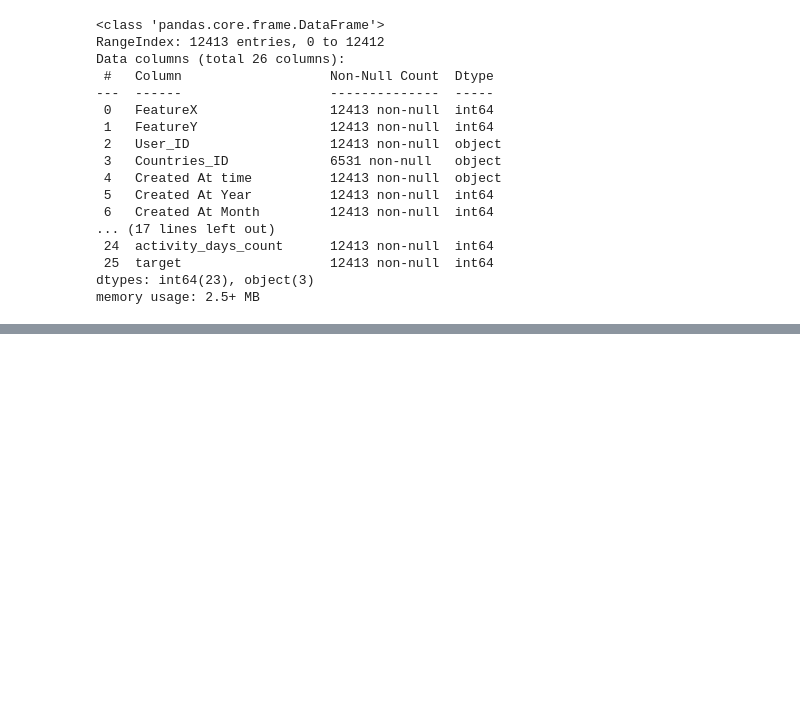
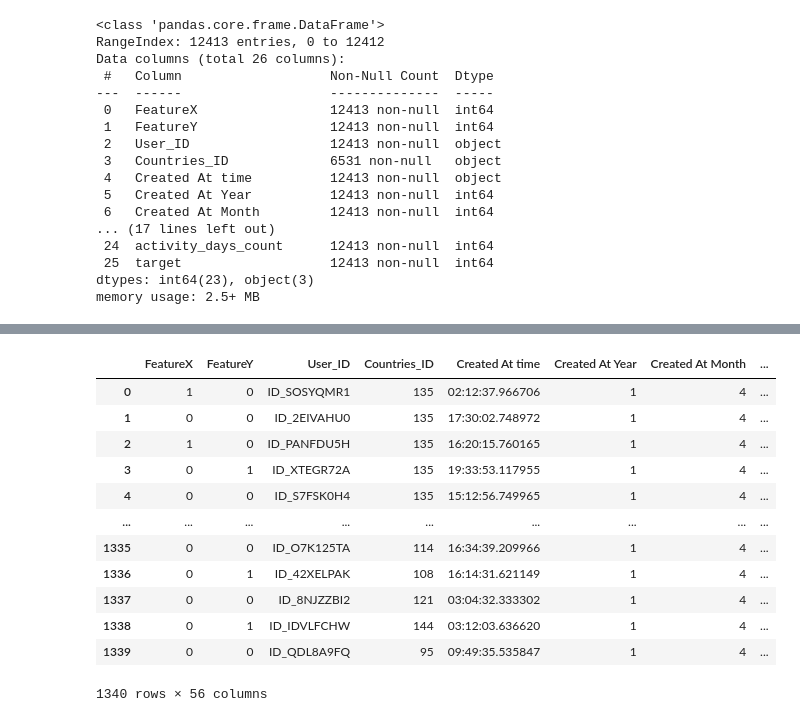
Before and after one commit to OmarFetou7/New-User-Engagement, a Jupyter notebook: test.ipynb, the cells around one changed output, grey strips where cells are left out. Saved outputs shown, nothing was run; the diff lists cells and outputs as text; code cells hidden in the pictures; blank space fills up the shorter version.

```diff
--- a/test.ipynb
+++ b/test.ipynb
@@ -227,0 +459,18 @@ memory usage: 2.5+ MB
+# %%
+datatrain = pd.read_csv("data/datatest.csv")
+# %%
+datatrain
+# %% [output]
+|  | FeatureX | FeatureY | User_ID | Countries_ID | Created At time | Created At Year | Created At Month | ... |
+| 0 | 1 | 0 | ID_SOSYQMR1 | 135 | 02:12:37.966706 | 1 | 4 | ... |
+| 1 | 0 | 0 | ID_2EIVAHU0 | 135 | 17:30:02.748972 | 1 | 4 | ... |
+| 2 | 1 | 0 | ID_PANFDU5H | 135 | 16:20:15.760165 | 1 | 4 | ... |
+| 3 | 0 | 1 | ID_XTEGR72A | 135 | 19:33:53.117955 | 1 | 4 | ... |
+| 4 | 0 | 0 | ID_S7FSK0H4 | 135 | 15:12:56.749965 | 1 | 4 | ... |
+| ... | ... | ... | ... | ... | ... | ... | ... | ... |
+| 1335 | 0 | 0 | ID_O7K125TA | 114 | 16:34:39.209966 | 1 | 4 | ... |
+| 1336 | 0 | 1 | ID_42XELPAK | 108 | 16:14:31.621149 | 1 | 4 | ... |
+| 1337 | 0 | 0 | ID_8NJZZBI2 | 121 | 03:04:32.333302 | 1 | 4 | ... |
+| 1338 | 0 | 1 | ID_IDVLFCHW | 144 | 03:12:03.636620 | 1 | 4 | ... |
+| 1339 | 0 | 0 | ID_QDL8A9FQ | 95 | 09:49:35.535847 | 1 | 4 | ... |
+1340 rows × 56 columns
```
Also changed, not shown: parts of 24 cells of this notebook, 5 other files.
